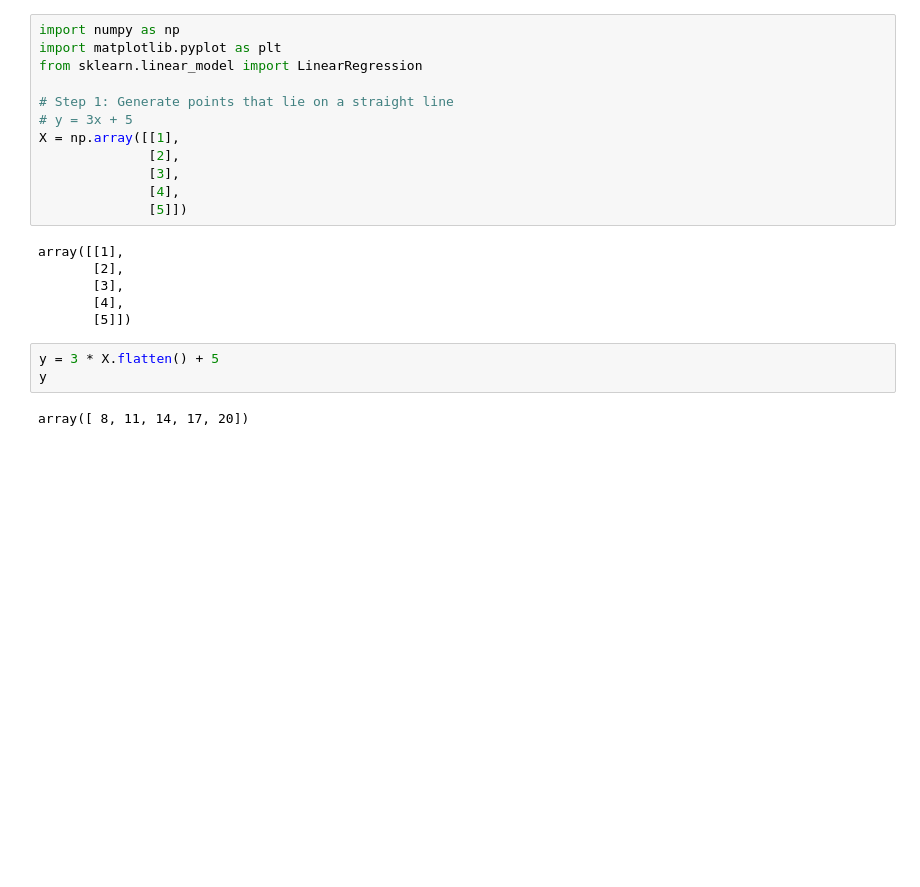
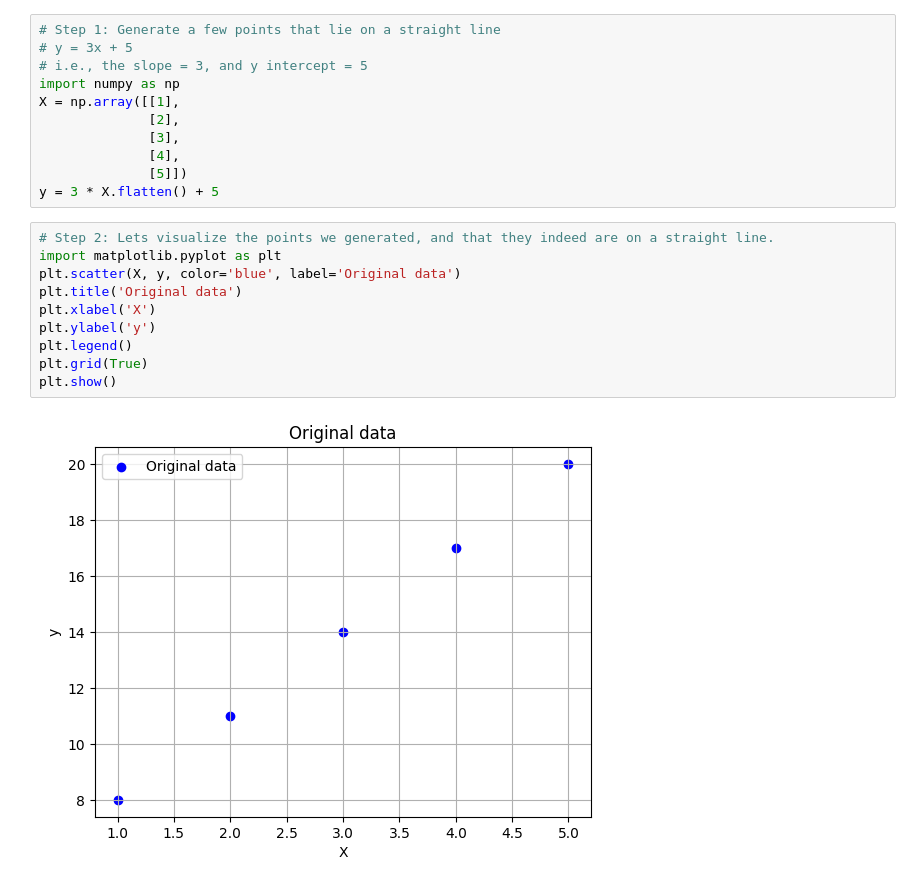
Before and after one commit to pvlakshm/AIML, a Jupyter notebook: Learn-a-line.ipynb, the cells around one changed output. Saved outputs shown, nothing was run; the diff lists cells and outputs as text; blank space fills up the shorter version.

```diff
--- a/Learn-a-line.ipynb
+++ b/Learn-a-line.ipynb
@@ -1,25 +1,25 @@
 # %% [markdown]
 <a href="https://colab.research.google.com/github/pvlakshm/AIML/blob/main/Learn-a-line.ipynb" target="_parent"><img src="https://colab.research.google.com/assets/colab-badge.svg" alt="Open In Colab"/></a>
 # %%
+# Step 1: Generate a few points that lie on a straight line
+# y = 3x + 5
+# i.e., the slope = 3, and y intercept = 5
 import numpy as np
-import matplotlib.pyplot as plt
-from sklearn.linear_model import LinearRegression
-
-# Step 1: Generate points that lie on a straight line
-# y = 3x + 5
 X = np.array([[1],
               [2],
               [3],
               [4],
               [5]])
+y = 3 * X.flatten() + 5
-# %% [output]
-array([[1],
-       [2],
-       [3],
-       [4],
-       [5]])
-# %%
-y = 3 * X.flatten() + 5
-y
-# %% [output]
-array([ 8, 11, 14, 17, 20])
+# %%
+# Step 2: Lets visualize the points we generated, and that they indeed are on a straight line.
+import matplotlib.pyplot as plt
+plt.scatter(X, y, color='blue', label='Original data')
+plt.title('Original data')
+plt.xlabel('X')
+plt.ylabel('y')
+plt.legend()
+plt.grid(True)
+plt.show()
+# %% [output]
+[figure, added]
```
Also changed, not shown: parts of 3 cells of this notebook.
